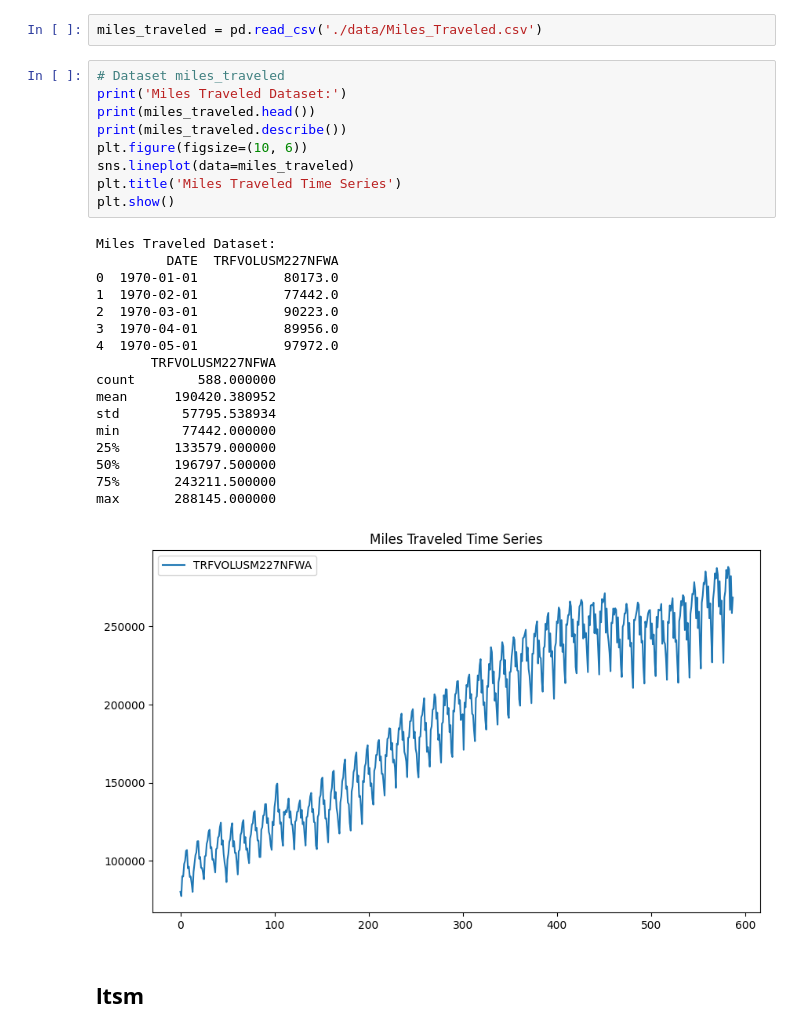
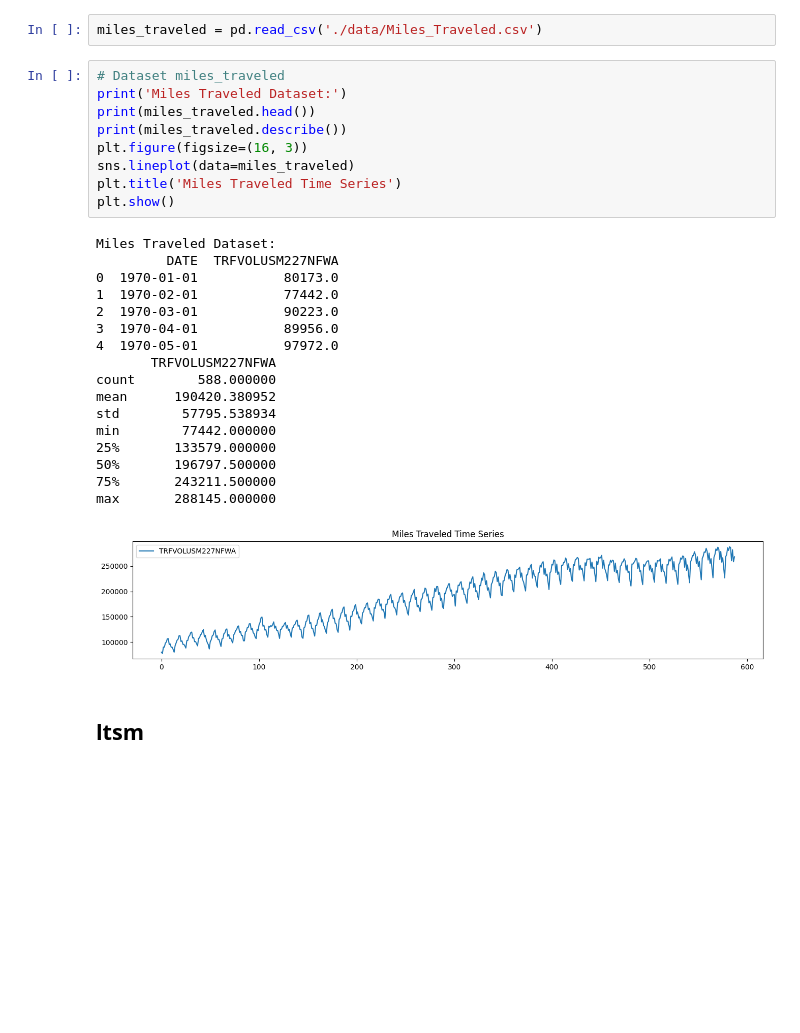
Before and after one commit to KValim/Projetcs, a Jupyter notebook: FIAP/deep learning II/entrega/exercicio_5/LSTM_RNN_Analysis.ipynb, the cells around one changed output. Drawn from its saved outputs; the diff is of its cells as text; blank space fills up the shorter version.

```diff
--- a/FIAP/deep learning II/entrega/exercicio_5/LSTM_RNN_Analysis.ipynb
+++ b/FIAP/deep learning II/entrega/exercicio_5/LSTM_RNN_Analysis.ipynb
@@ -451,30 +479,30 @@ miles_traveled = pd.read_csv('./data/Miles_Traveled.csv')
 # %%
 # Dataset miles_traveled
 print('Miles Traveled Dataset:')
 print(miles_traveled.head())
 print(miles_traveled.describe())
-plt.figure(figsize=(10, 6))
+plt.figure(figsize=(16, 3))
 sns.lineplot(data=miles_traveled)
 plt.title('Miles Traveled Time Series')
 plt.show()
 # %% [output]
 Miles Traveled Dataset:
          DATE  TRFVOLUSM227NFWA
 0  1970-01-01           80173.0
 1  1970-02-01           77442.0
 2  1970-03-01           90223.0
 3  1970-04-01           89956.0
 4  1970-05-01           97972.0
        TRFVOLUSM227NFWA
 count        588.000000
 mean      190420.380952
 std        57795.538934
 min        77442.000000
 25%       133579.000000
 50%       196797.500000
 75%       243211.500000
 max       288145.000000
-[figure, old version]
+[figure, new version]
 # %% [markdown]
 ## ltsm
 # %%
```
Also changed, not shown: parts of 25 cells of this notebook, 7 other files.
